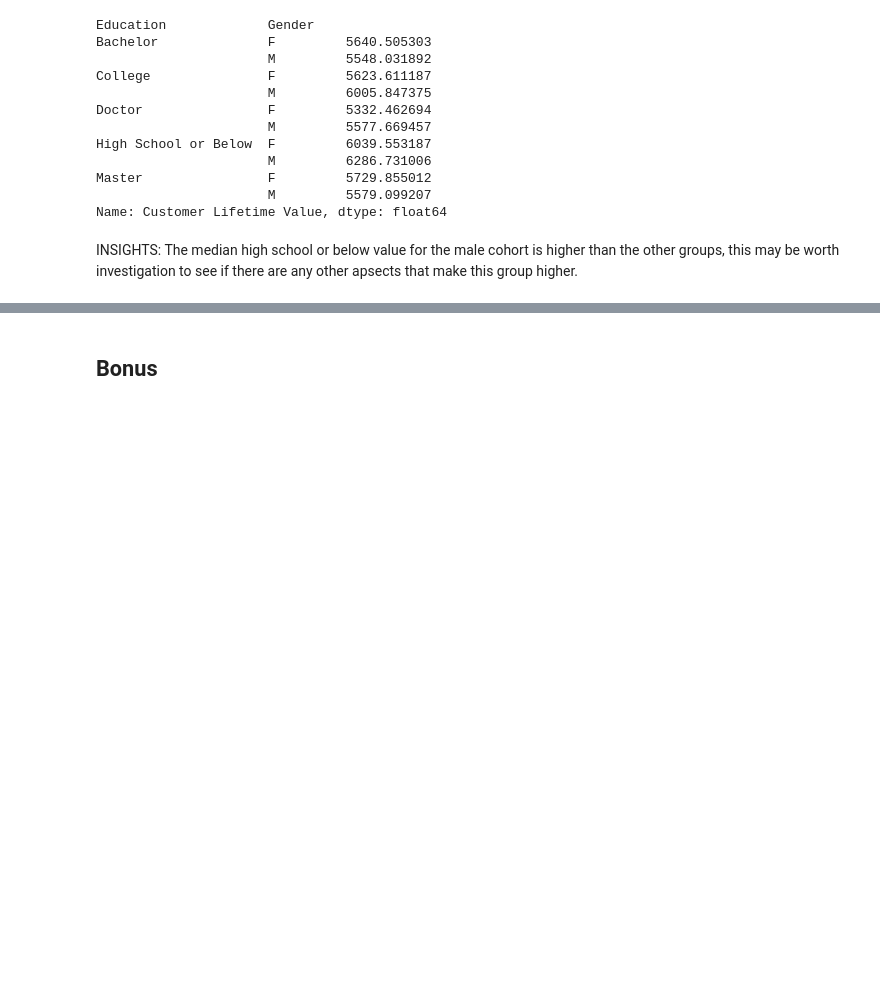
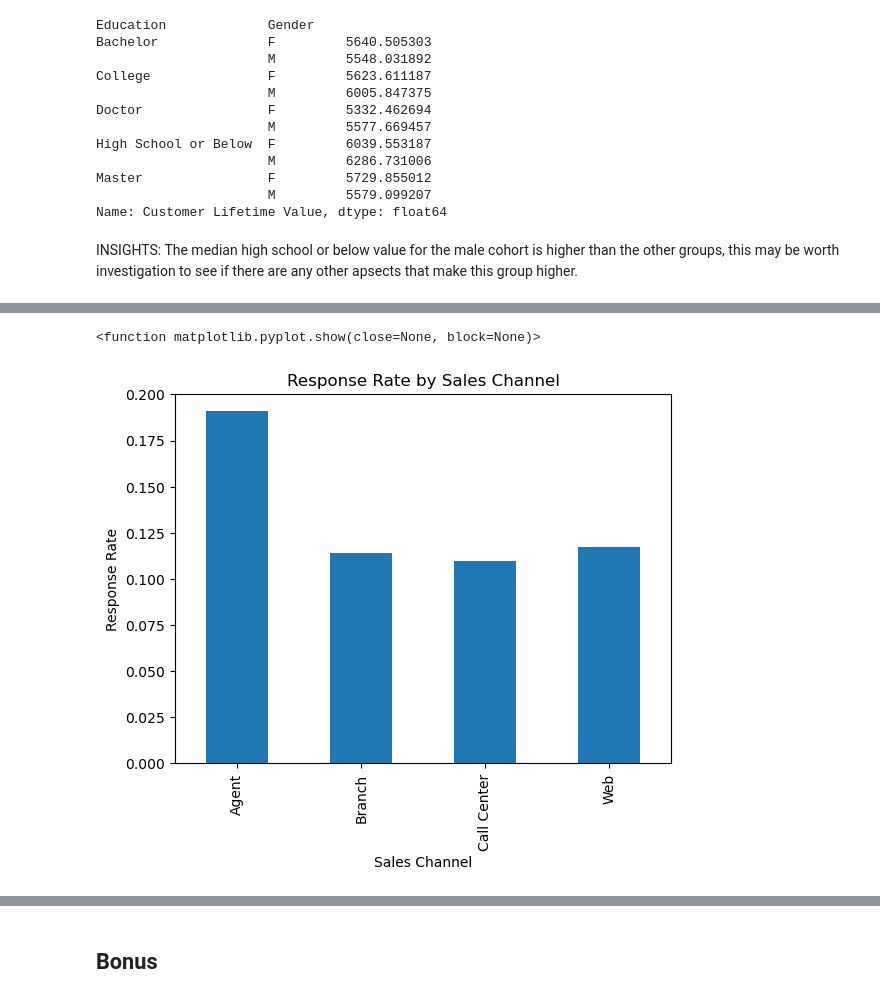
Before and after one commit to pdesgrip/lab-customer-analysis-round-3, a Jupyter notebook: lab-dw-aggregating.ipynb, the cells around one changed output, grey strips where cells are left out. Drawn from its saved outputs; the diff is of its cells as text; code cells hidden in the pictures; blank space fills up the shorter version.

```diff
--- a/lab-dw-aggregating.ipynb
+++ b/lab-dw-aggregating.ipynb
@@ -147,0 +197,12 @@ Show a plot of the response rate by income.
+# %%
+# Shows a plot of the response rate by the sales channel
+
+response_by_channel = data.groupby('Sales Channel') ['Response'].value_counts(normalize=True).unstack()
+response_by_channel ['Yes'].plot(kind='bar')
+plt.title('Response Rate by Sales Channel')
+plt.ylabel('Response Rate')
+plt.xlabel('Sales Channel')
+plt.show
+# %% [output]
+<function matplotlib.pyplot.show(close=None, block=None)>
+[figure, added]
```
Also changed, not shown: parts of 7 cells of this notebook.
